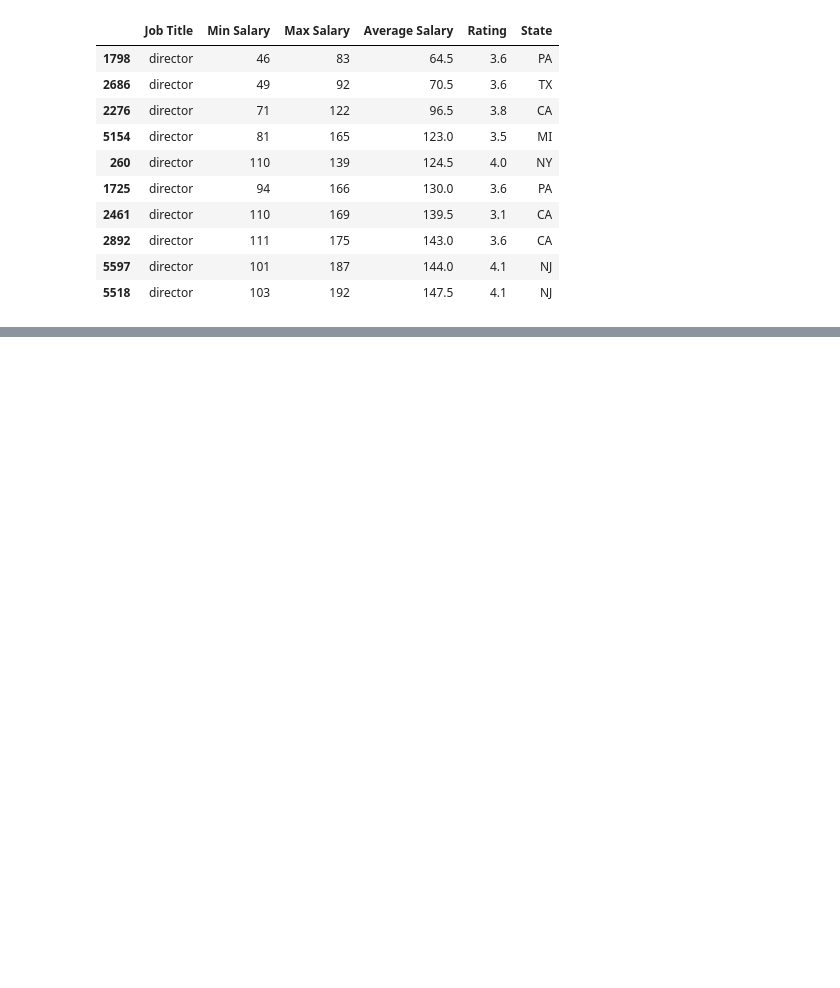
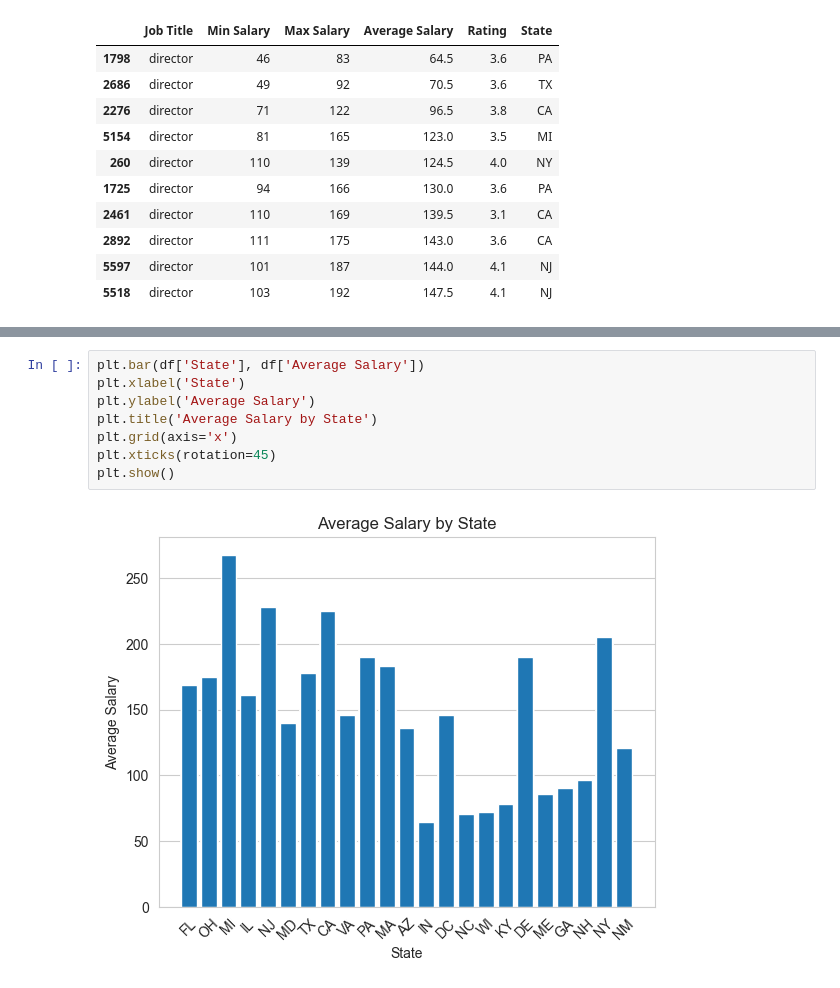
Before and after one commit to ParsaMehdipour/DataScience-Salary-Estimation, a Jupyter notebook: DataCleaning.ipynb, the cells around one changed output, grey strips where cells are left out. Cells and saved outputs as stored; diff of their text form; blank space fills up the shorter version.

```diff
--- a/DataCleaning.ipynb
+++ b/DataCleaning.ipynb
@@ -548,0 +566,10 @@ df[df['Job Title'] == "director"]
+# %%
+plt.bar(df['State'], df['Average Salary'])
+plt.xlabel('State')
+plt.ylabel('Average Salary')
+plt.title('Average Salary by State')
+plt.grid(axis='x')
+plt.xticks(rotation=45)
+plt.show()
+# %% [output]
+[figure, added]
```
Also changed, not shown: parts of 3 cells of this notebook, 1 other file.
